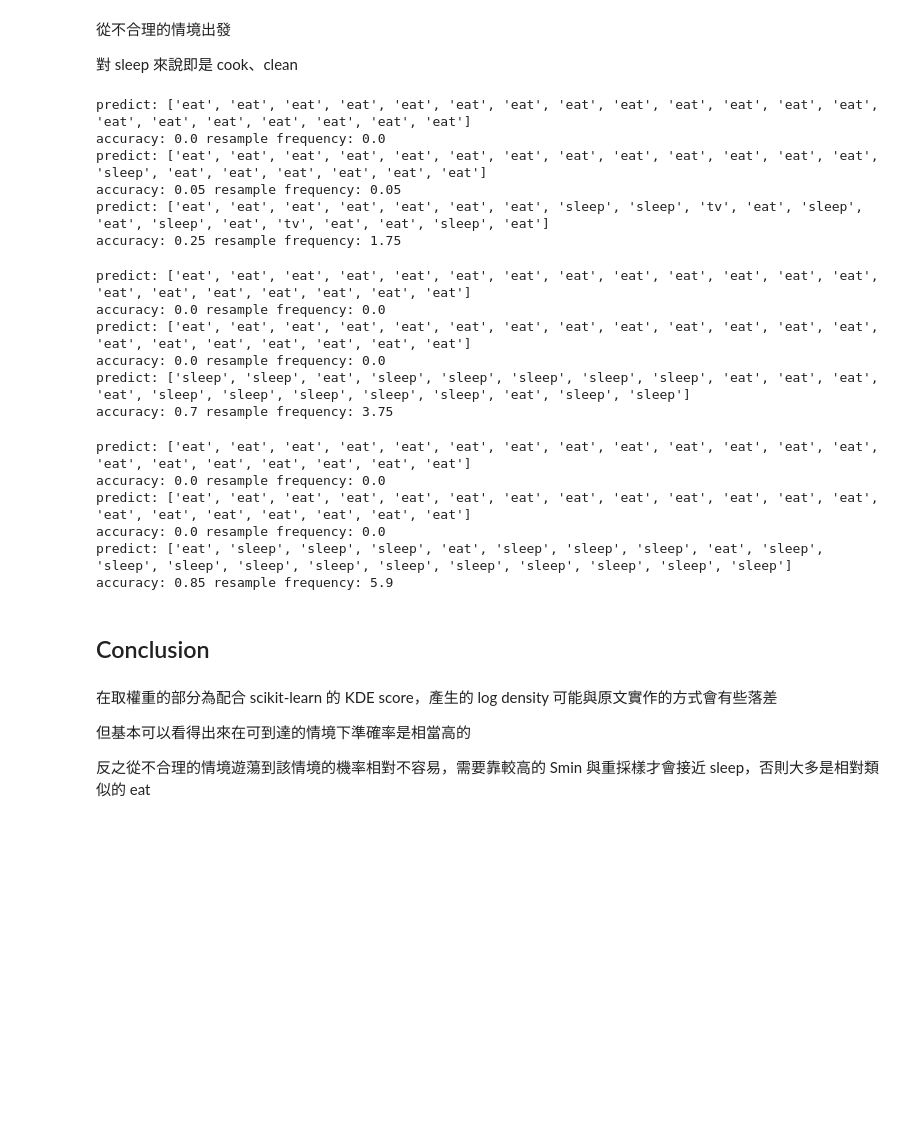
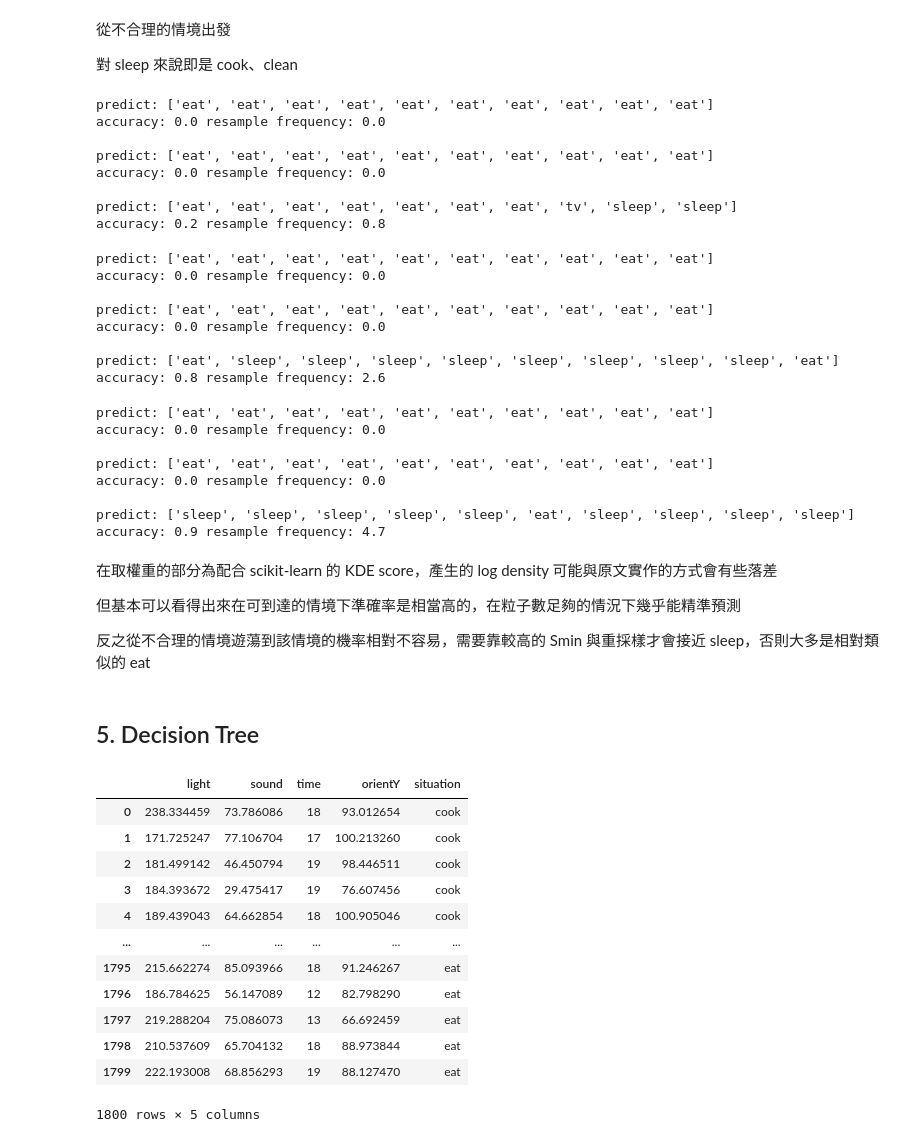
Before and after one commit to ab37695543xs/IoT_project, a Jupyter notebook: test.ipynb, the cells around one changed output. Drawn from its saved outputs; the diff is of its cells as text; code cells hidden in the pictures; blank space fills up the shorter version.

```diff
--- a/test.ipynb
+++ b/test.ipynb
@@ -369,43 +431,49 @@ accuracy: 0.9 resample frequency: 5.35
 # %%
 curr_situation = 'cook'
 # %%
-simulation(sim_times, 10, 2, 3, test_data, curr_situation, 'sleep')
-simulation(sim_times, 10, 4, 3, test_data, curr_situation, 'sleep')
-simulation(sim_times, 10, 6, 3, test_data, curr_situation, 'sleep')
+simulation(sim_times, 10, 2, 3, test_data['dim2'], curr_situation, truth)
+simulation(sim_times, 10, 4, 3, test_data['dim2'], curr_situation, truth)
+simulation(sim_times, 10, 6, 3, test_data['dim2'], curr_situation, truth)
 # %% [output]
-predict: ['eat', 'eat', 'eat', 'eat', 'eat', 'eat', 'eat', 'eat', 'eat', 'eat', 'eat', 'eat', 'eat', 'eat', 'eat', 'eat', 'eat', 'eat', 'eat', 'eat']
+predict: ['eat', 'eat', 'eat', 'eat', 'eat', 'eat', 'eat', 'eat', 'eat', 'eat']
 accuracy: 0.0 resample frequency: 0.0
-predict: ['eat', 'eat', 'eat', 'eat', 'eat', 'eat', 'eat', 'eat', 'eat', 'eat', 'eat', 'eat', 'eat', 'sleep', 'eat', 'eat', 'eat', 'eat', 'eat', 'eat']
-accuracy: 0.05 resample frequency: 0.05
-predict: ['eat', 'eat', 'eat', 'eat', 'eat', 'eat', 'eat', 'sleep', 'sleep', 'tv', 'eat', 'sleep', 'eat', 'sleep', 'eat', 'tv', 'eat', 'eat', 'sleep', 'eat']
-accuracy: 0.25 resample frequency: 1.75
+
+predict: ['eat', 'eat', 'eat', 'eat', 'eat', 'eat', 'eat', 'eat', 'eat', 'eat']
+accuracy: 0.0 resample frequency: 0.0
+
+predict: ['eat', 'eat', 'eat', 'eat', 'eat', 'eat', 'eat', 'tv', 'sleep', 'sleep']
+accuracy: 0.2 resample frequency: 0.8
 # %%
-simulation(sim_times, 30, 6, 6, test_data, curr_situation, 'sleep')
-simulation(sim_times, 30, 12, 6, test_data, curr_situation, 'sleep')
-simulation(sim_times, 30, 18, 6, test_data, curr_situation, 'sleep')
+simulation(sim_times, 30, 6, 6, test_data['dim2'], curr_situation, truth)
+simulation(sim_times, 30, 12, 6, test_data['dim2'], curr_situation, truth)
+simulation(sim_times, 30, 18, 6, test_data['dim2'], curr_situation, truth)
 # %% [output]
-predict: ['eat', 'eat', 'eat', 'eat', 'eat', 'eat', 'eat', 'eat', 'eat', 'eat', 'eat', 'eat', 'eat', 'eat', 'eat', 'eat', 'eat', 'eat', 'eat', 'eat']
+predict: ['eat', 'eat', 'eat', 'eat', 'eat', 'eat', 'eat', 'eat', 'eat', 'eat']
 accuracy: 0.0 resample frequency: 0.0
-predict: ['eat', 'eat', 'eat', 'eat', 'eat', 'eat', 'eat', 'eat', 'eat', 'eat', 'eat', 'eat', 'eat', 'eat', 'eat', 'eat', 'eat', 'eat', 'eat', 'eat']
+
+predict: ['eat', 'eat', 'eat', 'eat', 'eat', 'eat', 'eat', 'eat', 'eat', 'eat']
 accuracy: 0.0 resample frequency: 0.0
-predict: ['sleep', 'sleep', 'eat', 'sleep', 'sleep', 'sleep', 'sleep', 'sleep', 'eat', 'eat', 'eat', 'eat', 'sleep', 'sleep', 'sleep', 'sleep', 'sleep', 'eat', 'sleep', 'sleep']
-accuracy: 0.7 resample frequency: 3.75
+
+predict: ['eat', 'sleep', 'sleep', 'sleep', 'sleep', 'sleep', 'sleep', 'sleep', 'sleep', 'eat']
+accuracy: 0.8 resample frequency: 2.6
 # %%
-simulation(sim_times, 50, 10, 10, test_data, curr_situation, 'sleep')
-simulation(sim_times, 50, 20, 10, test_data, curr_situation, 'sleep')
-simulation(sim_times, 50, 30, 10, test_data, curr_situation, 'sleep')
+simulation(sim_times, 50, 10, 10, test_data['dim2'], curr_situation, truth)
+simulation(sim_times, 50, 20, 10, test_data['dim2'], curr_situation, truth)
+simulation(sim_times, 50, 30, 10, test_data['dim2'], curr_situation, truth)
 # %% [output]
-predict: ['eat', 'eat', 'eat', 'eat', 'eat', 'eat', 'eat', 'eat', 'eat', 'eat', 'eat', 'eat', 'eat', 'eat', 'eat', 'eat', 'eat', 'eat', 'eat', 'eat']
+predict: ['eat', 'eat', 'eat', 'eat', 'eat', 'eat', 'eat', 'eat', 'eat', 'eat']
 accuracy: 0.0 resample frequency: 0.0
-predict: ['eat', 'eat', 'eat', 'eat', 'eat', 'eat', 'eat', 'eat', 'eat', 'eat', 'eat', 'eat', 'eat', 'eat', 'eat', 'eat', 'eat', 'eat', 'eat', 'eat']
+
+predict: ['eat', 'eat', 'eat', 'eat', 'eat', 'eat', 'eat', 'eat', 'eat', 'eat']
 accuracy: 0.0 resample frequency: 0.0
-predict: ['eat', 'sleep', 'sleep', 'sleep', 'eat', 'sleep', 'sleep', 'sleep', 'eat', 'sleep', 'sleep', 'sleep', 'sleep', 'sleep', 'sleep', 'sleep', 'sleep', 'sleep', 'sleep', 'sleep']
-accuracy: 0.85 resample frequency: 5.9
+
+predict: ['sleep', 'sleep', 'sleep', 'sleep', 'sleep', 'eat', 'sleep', 'sleep', 'sleep', 'sleep']
+accuracy: 0.9 resample frequency: 4.7
-# %% [markdown]
-## Conclusion
 # %% [markdown]
 在取權重的部分為配合 scikit-learn 的 KDE score，產生的 log density 可能與原文實作的方式會有些落差
 
-但基本可以看得出來在可到達的情境下準確率是相當高的
+但基本可以看得出來在可到達的情境下準確率是相當高的，在粒子數足夠的情況下幾乎能精準預測
 
 反之從不合理的情境遊蕩到該情境的機率相對不容易，需要靠較高的 Smin 與重採樣才會接近 sleep，否則大多是相對類似的 eat
+# %% [markdown]
+## 5. Decision Tree
@@ -411,0 +499,17 @@ accuracy: 0.85 resample frequency: 5.9
+# %%
+training_data = pd.concat([cook_df, clean_df, sleep_df, study_df, tv_df, eat_df], ignore_index=True)
+training_data
+# %% [output]
+|  | light | sound | time | orientY | situation |
+| 0 | 238.334459 | 73.786086 | 18 | 93.012654 | cook |
+| 1 | 171.725247 | 77.106704 | 17 | 100.213260 | cook |
+| 2 | 181.499142 | 46.450794 | 19 | 98.446511 | cook |
+| 3 | 184.393672 | 29.475417 | 19 | 76.607456 | cook |
+| 4 | 189.439043 | 64.662854 | 18 | 100.905046 | cook |
+| ... | ... | ... | ... | ... | ... |
+| 1795 | 215.662274 | 85.093966 | 18 | 91.246267 | eat |
+| 1796 | 186.784625 | 56.147089 | 12 | 82.798290 | eat |
+| 1797 | 219.288204 | 75.086073 | 13 | 66.692459 | eat |
+| 1798 | 210.537609 | 65.704132 | 18 | 88.973844 | eat |
+| 1799 | 222.193008 | 68.856293 | 19 | 88.127470 | eat |
+1800 rows × 5 columns
```
Also changed, not shown: parts of 47 cells of this notebook, 1 other file.
